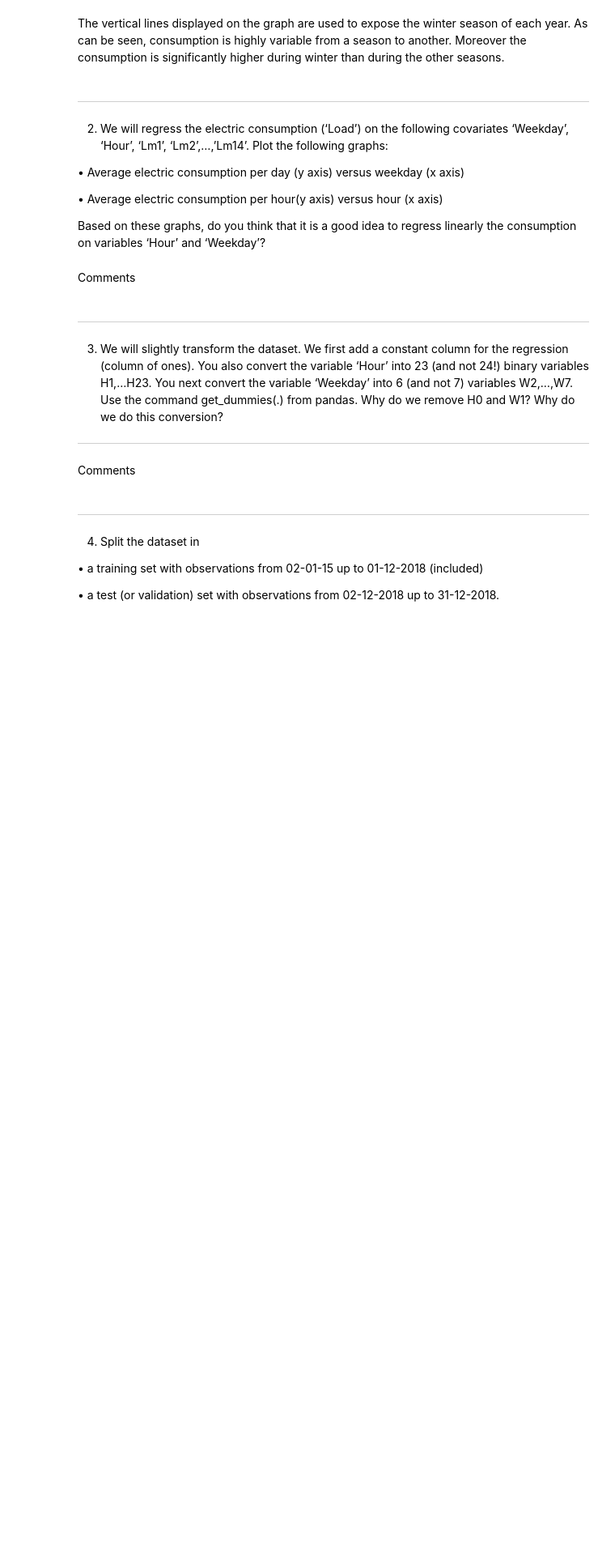
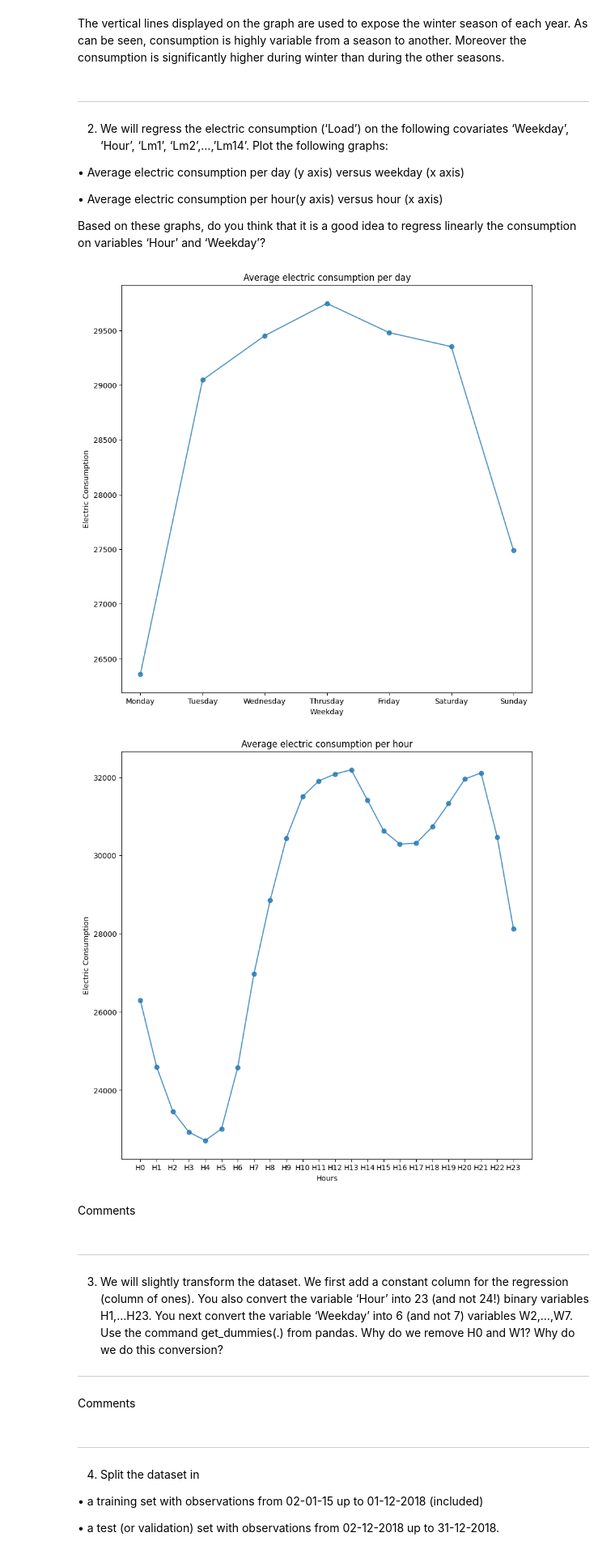
Before and after one commit to clem119/Hackathons, a Jupyter notebook: H2/hackathon2_without_code.ipynb, the cells around one changed output. Shown: that part at 81% size. Drawn from its saved outputs; the diff is of its cells as text; code cells hidden in the pictures; blank space fills up the shorter version.

```diff
--- a/H2/hackathon2_without_code.ipynb
+++ b/H2/hackathon2_without_code.ipynb
@@ -320,3 +318,67 @@ Based on these graphs, do you think that it is a good idea to regress linearly t
+# %%
+Monday = np.mean(np.array(df2.loc[df2["Weekday"] == 1, "Load"]))
+Tuesday = np.mean(np.array(df2.loc[df2["Weekday"] == 2, "Load"]))
+Wednesday = np.mean(np.array(df2.loc[df2["Weekday"] == 3, "Load"]))
+Thursday = np.mean(np.array(df2.loc[df2["Weekday"] == 4, "Load"]))
+Friday = np.mean(np.array(df2.loc[df2["Weekday"] == 5, "Load"]))
+Saturday = np.mean(np.array(df2.loc[df2["Weekday"] == 6, "Load"]))
+Sunday = np.mean(np.array(df2.loc[df2["Weekday"] == 7, "Load"]))
+
+WeekDays = np.array([Monday, Tuesday, Wednesday, Thursday, Friday, Saturday, Sunday])
+a_bins = ["Monday", "Tuesday", "Wednesday", "Thrusday", "Friday", "Saturday", "Sunday"]
+x = [1, 2, 3, 4, 5, 6, 7]
+
+fig, ax = plt.subplots(figsize=(10, 10))
+
+plt.plot(x, WeekDays, alpha = 0.8, marker = 'o')
+plt.xlabel("Weekday")
+plt.ylabel("Electric Consumption")
+plt.title("Average electric consumption per day")
+plt.xticks(x, a_bins)
+plt.show()
+
+
+
+H0 = np.mean(np.array(df2.loc[df2["Hour"] == 0, "Load"]))
+H1 = np.mean(np.array(df2.loc[df2["Hour"] == 1, "Load"]))
+H2 = np.mean(np.array(df2.loc[df2["Hour"] == 2, "Load"]))
+H3 = np.mean(np.array(df2.loc[df2["Hour"] == 3, "Load"]))
+H4 = np.mean(np.array(df2.loc[df2["Hour"] == 4, "Load"]))
+H5 = np.mean(np.array(df2.loc[df2["Hour"] == 5, "Load"]))
+H6 = np.mean(np.array(df2.loc[df2["Hour"] == 6, "Load"]))
+H7 = np.mean(np.array(df2.loc[df2["Hour"] == 7, "Load"]))
+H8 = np.mean(np.array(df2.loc[df2["Hour"] == 8, "Load"]))
+H9 = np.mean(np.array(df2.loc[df2["Hour"] == 9, "Load"]))
+H10 = np.mean(np.array(df2.loc[df2["Hour"] == 10, "Load"]))
+H11 = np.mean(np.array(df2.loc[df2["Hour"] == 11, "Load"]))
+H12 = np.mean(np.array(df2.loc[df2["Hour"] == 12, "Load"]))
+H13 = np.mean(np.array(df2.loc[df2["Hour"] == 13, "Load"]))
+H14 = np.mean(np.array(df2.loc[df2["Hour"] == 14, "Load"]))
+H15 = np.mean(np.array(df2.loc[df2["Hour"] == 15, "Load"]))
+H16 = np.mean(np.array(df2.loc[df2["Hour"] == 16, "Load"]))
+H17 = np.mean(np.array(df2.loc[df2["Hour"] == 17, "Load"]))
+H18 = np.mean(np.array(df2.loc[df2["Hour"] == 18, "Load"]))
+H19 = np.mean(np.array(df2.loc[df2["Hour"] == 19, "Load"]))
+H20 = np.mean(np.array(df2.loc[df2["Hour"] == 20, "Load"]))
+H21 = np.mean(np.array(df2.loc[df2["Hour"] == 21, "Load"]))
+H22 = np.mean(np.array(df2.loc[df2["Hour"] == 22, "Load"]))
+H23 = np.mean(np.array(df2.loc[df2["Hour"] == 23, "Load"]))
+
+Avrg_per_hour = np.array([H0, H1, H2, H3, H4, H5, H6, H7, H8, H9, H10, H11, H12, H13, H14, H15, H16, H17, H18, H19, H20, H21, H22, H23])
+new_a_bins = ["H0", "H1", "H2", "H3", "H4", "H5", "H6", "H7", "H8", "H9", "H10", "H11", "H12", "H13", "H14", "H15", "H16", "H17", "H18", "H19", "H20", "H21", "H22", "H23"]
+new_x = [i for i in range(24)]
+
+fig, ax = plt.subplots(figsize=(10, 10))
+
+plt.plot(new_x, Avrg_per_hour, alpha=0.8, marker='o')
+plt.xlabel("Hours")
+plt.ylabel("Electric Consumption")
+plt.title("Average electric consumption per hour")
+plt.xticks(new_x, new_a_bins)
+plt.show()
+# %% [output]
+[figure, added]
+[figure, added]
 # %% [markdown]
 Comments
 # %% [markdown]
```
Also changed, not shown: parts of 4 cells of this notebook.
